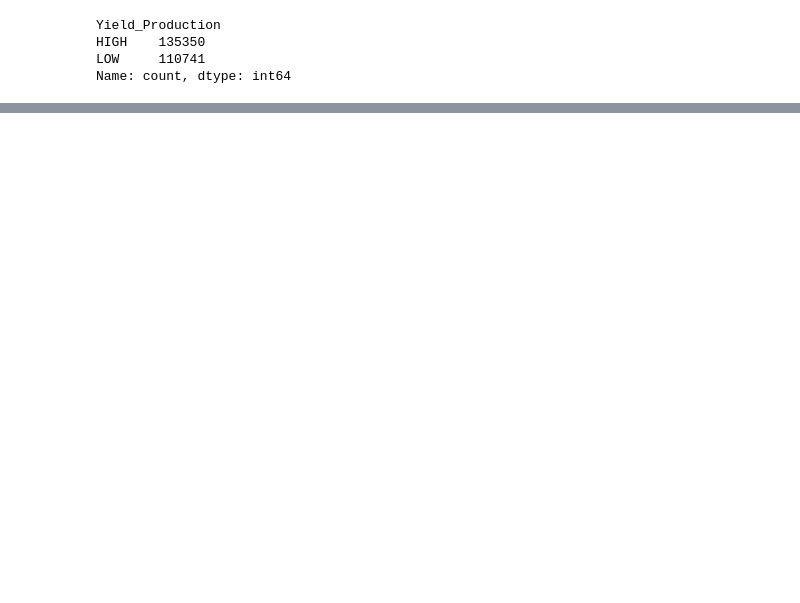
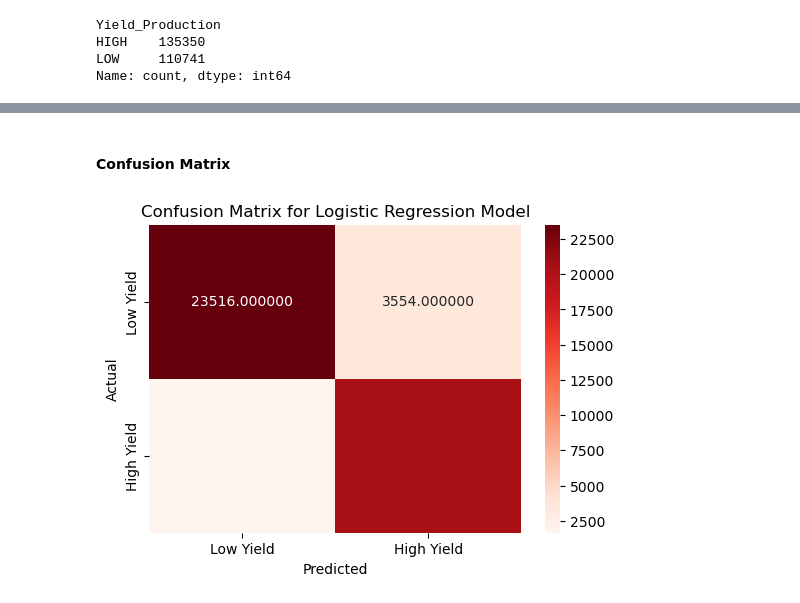
Before and after one commit to Austin-Murunga/Phase-3-Project-, a Jupyter notebook: index.ipynb, the cells around one changed output, grey strips where cells are left out. Drawn from its saved outputs; the diff is of its cells as text; code cells hidden in the pictures; blank space fills up the shorter version.

```diff
--- a/index.ipynb
+++ b/index.ipynb
@@ -204,0 +277,9 @@ for column in X.select_dtypes(include=['object']).columns:
+# %%
+#Preprocess Categorical data
+encoder = OneHotEncoder(handle_unknown='ignore', sparse_output=False)
+X_train_cat = encoder.fit_transform(X_train[categorical_cols])
+X_test_cat = encoder.transform(X_test[categorical_cols])
+
+print(X_train_cat)
+print('_______________________________')
+print(X_test_cat)
@@ -204,0 +302,9 @@ for column in X.select_dtypes(include=['object']).columns:
+# %%
+#Preprocessed data
+X_train_processed = np.hstack((X_train_num, X_train_cat))
+X_test_processed = np.hstack((X_test_num, X_test_cat))
+
+#quick
+print(X_train_processed)
+print('_______________________________________________________________')
+print(X_test_processed)
@@ -204,0 +331,3 @@ for column in X.select_dtypes(include=['object']).columns:
+# %%
+model = LogisticRegression(max_iter=1000)
+model.fit(X_train_processed, y_train)
@@ -204,0 +338,3 @@ for column in X.select_dtypes(include=['object']).columns:
+# %%
+y_pred = model.predict(X_test_processed)
+print("Classification Report: \n", classification_report(y_test, y_pred))
@@ -204,0 +351,13 @@ for column in X.select_dtypes(include=['object']).columns:
+# %% [markdown]
+#### Confusion Matrix
+# %%
+confusion_matrix = confusion_matrix(y_test, y_pred)
+plt.figure(figsize=(6,4))
+sns.heatmap(confusion_matrix, annot=True, fmt='2f', cmap='Reds', xticklabels=['Low Yield', 'High Yield'],
+            yticklabels=['Low Yield', 'High Yield'])
+plt.xlabel('Predicted')
+plt.ylabel('Actual')
+plt.title('Confusion Matrix for Logistic Regression Model')
+plt.show()
+# %% [output]
+[figure, added]
```
Also changed, not shown: parts of 16 cells of this notebook.
